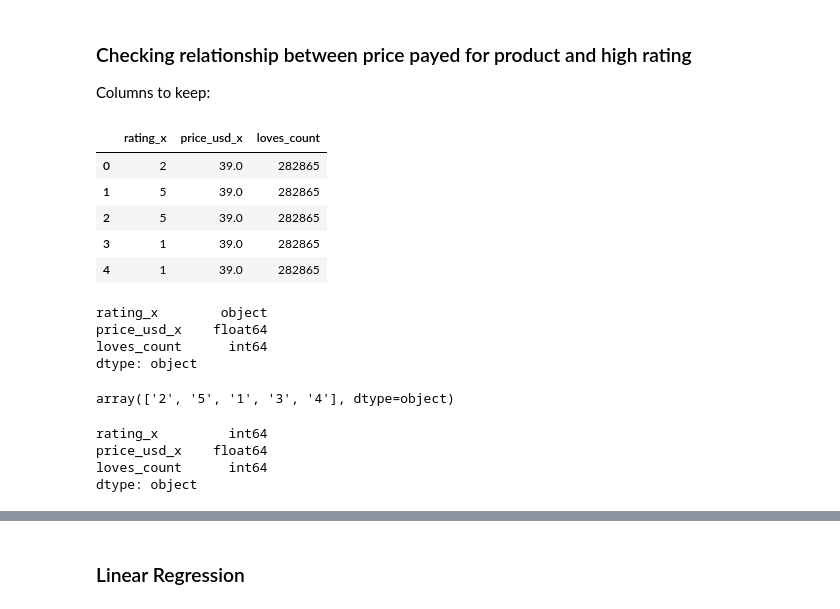
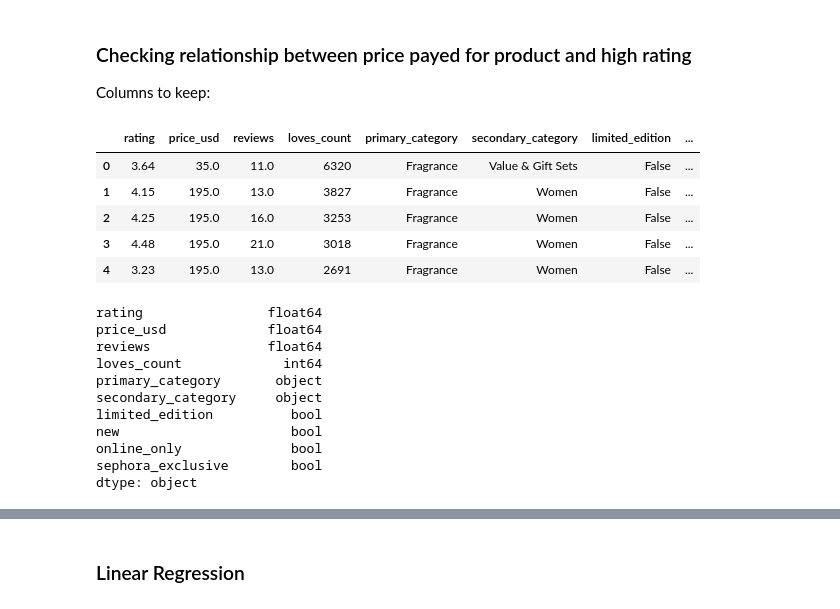
Before and after one commit to imgabrielas/Sephora, a Jupyter notebook: 06_price_vs_rating.ipynb, the cells around one changed output, grey strips where cells are left out. Drawn from its saved outputs; the diff is of its cells as text; code cells hidden in the pictures.

```diff
--- a/06_price_vs_rating.ipynb
+++ b/06_price_vs_rating.ipynb
@@ -93,23 +47,28 @@ dtype: object
 ### Checking relationship between price payed for product and high rating
 Columns to keep:
 # %%
-df = df[['rating_x', 'price_usd_x', 'loves_count']]
+df = product[['rating', 'price_usd', 'reviews', 'loves_count',
+    'primary_category', 'secondary_category',
+    'limited_edition', 'new', 'online_only', 'sephora_exclusive']]
 df.head()
 # %% [output]
-|  | rating_x | price_usd_x | loves_count |
-| 0 | 2 | 39.0 | 282865 |
-| 1 | 5 | 39.0 | 282865 |
-| 2 | 5 | 39.0 | 282865 |
-| 3 | 1 | 39.0 | 282865 |
-| 4 | 1 | 39.0 | 282865 |
+|  | rating | price_usd | reviews | loves_count | primary_category | secondary_category | limited_edition | ... |
+| 0 | 3.64 | 35.0 | 11.0 | 6320 | Fragrance | Value & Gift Sets | False | ... |
+| 1 | 4.15 | 195.0 | 13.0 | 3827 | Fragrance | Women | False | ... |
+| 2 | 4.25 | 195.0 | 16.0 | 3253 | Fragrance | Women | False | ... |
+| 3 | 4.48 | 195.0 | 21.0 | 3018 | Fragrance | Women | False | ... |
+| 4 | 3.23 | 195.0 | 13.0 | 2691 | Fragrance | Women | False | ... |
 # %%
 df.dtypes
 # %% [output]
-rating_x        object
-price_usd_x    float64
-loves_count      int64
+rating                float64
+price_usd             float64
+reviews               float64
+loves_count             int64
+primary_category       object
+secondary_category     object
+limited_edition          bool
+new                      bool
+online_only              bool
+sephora_exclusive        bool
 dtype: object
-# %%
-df['rating_x'].unique()
-# %% [output]
-array(['2', '5', '1', '3', '4'], dtype=object)
@@ -118,10 +75,3 @@ df['rating_x'] = df['rating_x'].str.replace(',', '').astype(int)
-# %%
-df.dtypes
-# %% [output]
-rating_x         int64
-price_usd_x    float64
-loves_count      int64
-dtype: object
 # %%
 df.isna().sum()
 # %% [output]
```
Also changed, not shown: parts of 16 cells of this notebook.
